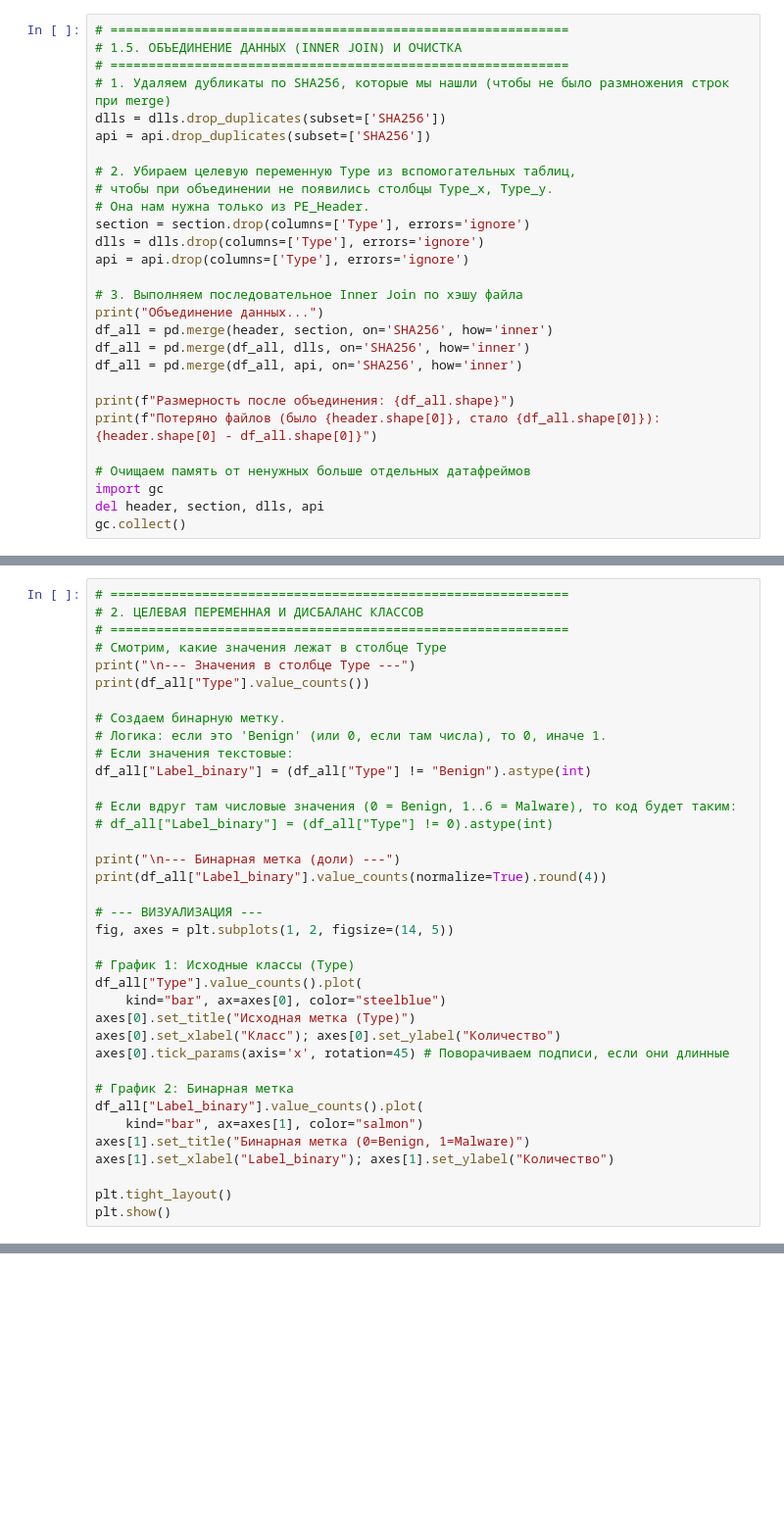
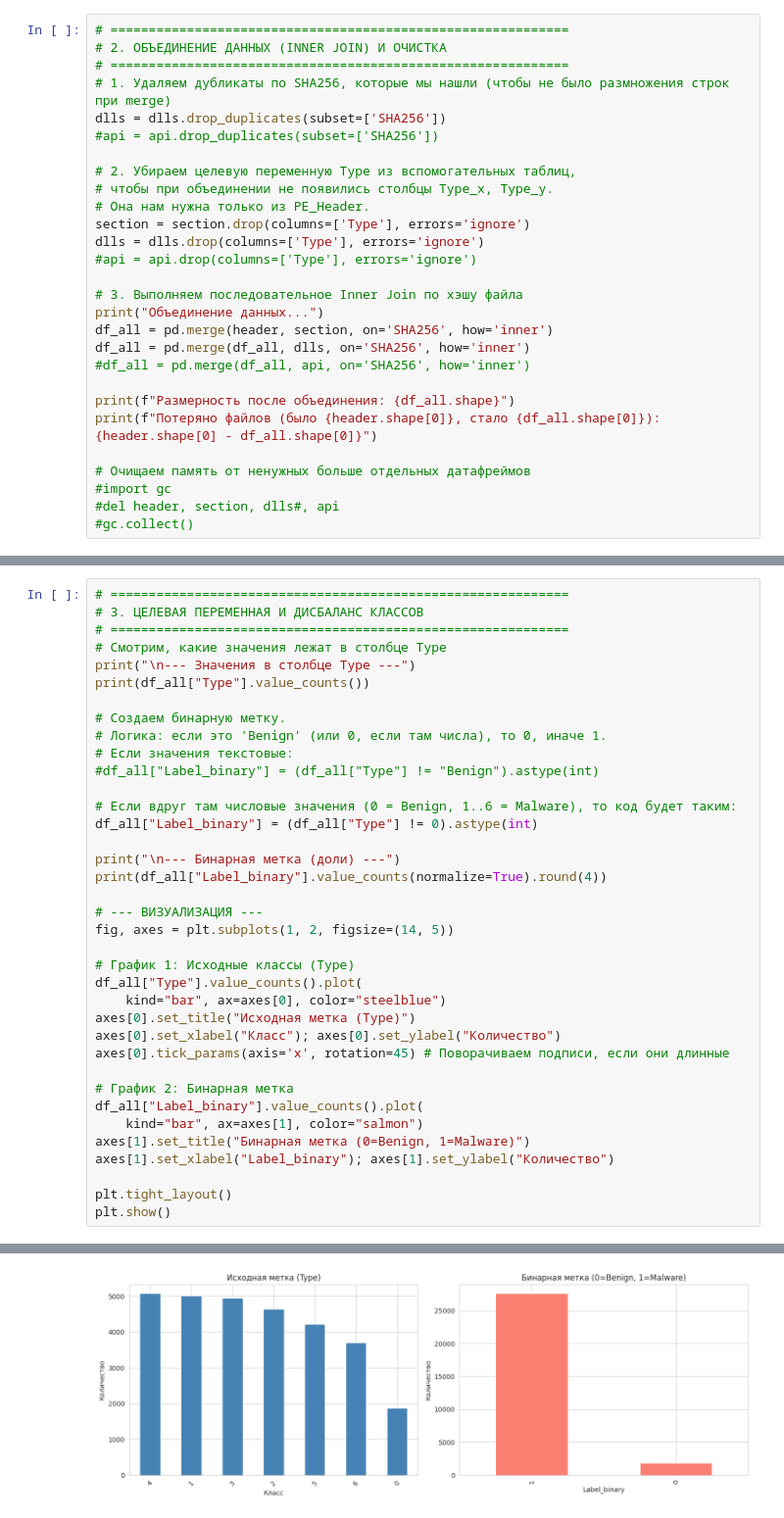
Before and after one commit to FishOnFireGH/HW_WW_DataAnalysis, a Jupyter notebook: Задание_1.ipynb, the cells around one changed output, grey strips where cells are left out. Shown at 98% size. Saved outputs shown, nothing was run; the diff lists cells and outputs as text; blank space fills up the shorter version.

```diff
--- a/Задание_1.ipynb
+++ b/Задание_1.ipynb
@@ -106,28 +138,28 @@ for name, df in [("PE_Header", header), ("PE_Section", section),
 # %%
 # ============================================================
-# 1.5. ОБЪЕДИНЕНИЕ ДАННЫХ (INNER JOIN) И ОЧИСТКА
+# 2. ОБЪЕДИНЕНИЕ ДАННЫХ (INNER JOIN) И ОЧИСТКА
 # ============================================================
 # 1. Удаляем дубликаты по SHA256, которые мы нашли (чтобы не было размножения строк при merge)
 dlls = dlls.drop_duplicates(subset=['SHA256'])
-api = api.drop_duplicates(subset=['SHA256'])
+#api = api.drop_duplicates(subset=['SHA256'])
 
 # 2. Убираем целевую переменную Type из вспомогательных таблиц,
 # чтобы при объединении не появились столбцы Type_x, Type_y.
 # Она нам нужна только из PE_Header.
 section = section.drop(columns=['Type'], errors='ignore')
 dlls = dlls.drop(columns=['Type'], errors='ignore')
-api = api.drop(columns=['Type'], errors='ignore')
+#api = api.drop(columns=['Type'], errors='ignore')
 
 # 3. Выполняем последовательное Inner Join по хэшу файла
 print("Объединение данных...")
 df_all = pd.merge(header, section, on='SHA256', how='inner')
 df_all = pd.merge(df_all, dlls, on='SHA256', how='inner')
-df_all = pd.merge(df_all, api, on='SHA256', how='inner')
+#df_all = pd.merge(df_all, api, on='SHA256', how='inner')
 
 print(f"Размерность после объединения: {df_all.shape}")
 print(f"Потеряно файлов (было {header.shape[0]}, стало {df_all.shape[0]}): {header.shape[0] - df_all.shape[0]}")
 
 # Очищаем память от ненужных больше отдельных датафреймов
-import gc
-del header, section, dlls, api
-gc.collect()
+#import gc
+#del header, section, dlls#, api
+#gc.collect()
@@ -134,6 +172,6 @@ gc.collect()
 # %%
 # ============================================================
-# 2. ЦЕЛЕВАЯ ПЕРЕМЕННАЯ И ДИСБАЛАНС КЛАССОВ
+# 3. ЦЕЛЕВАЯ ПЕРЕМЕННАЯ И ДИСБАЛАНС КЛАССОВ
 # ============================================================
 # Смотрим, какие значения лежат в столбце Type
 print("\n--- Значения в столбце Type ---")
@@ -142,10 +180,10 @@ print(df_all["Type"].value_counts())
 # Создаем бинарную метку.
 # Логика: если это 'Benign' (или 0, если там числа), то 0, иначе 1.
 # Если значения текстовые:
-df_all["Label_binary"] = (df_all["Type"] != "Benign").astype(int)
+#df_all["Label_binary"] = (df_all["Type"] != "Benign").astype(int)
 
 # Если вдруг там числовые значения (0 = Benign, 1..6 = Malware), то код будет таким:
-# df_all["Label_binary"] = (df_all["Type"] != 0).astype(int)
+df_all["Label_binary"] = (df_all["Type"] != 0).astype(int)
 
 print("\n--- Бинарная метка (доли) ---")
 print(df_all["Label_binary"].value_counts(normalize=True).round(4))
@@ -168,3 +206,4 @@ axes[1].set_xlabel("Label_binary"); axes[1].set_ylabel("Количество")
 
 plt.tight_layout()
 plt.show()
+# %% [output]
@@ -170,0 +226 @@ plt.show()
+[figure, added]
```
Also changed, not shown: parts of 16 cells of this notebook.
